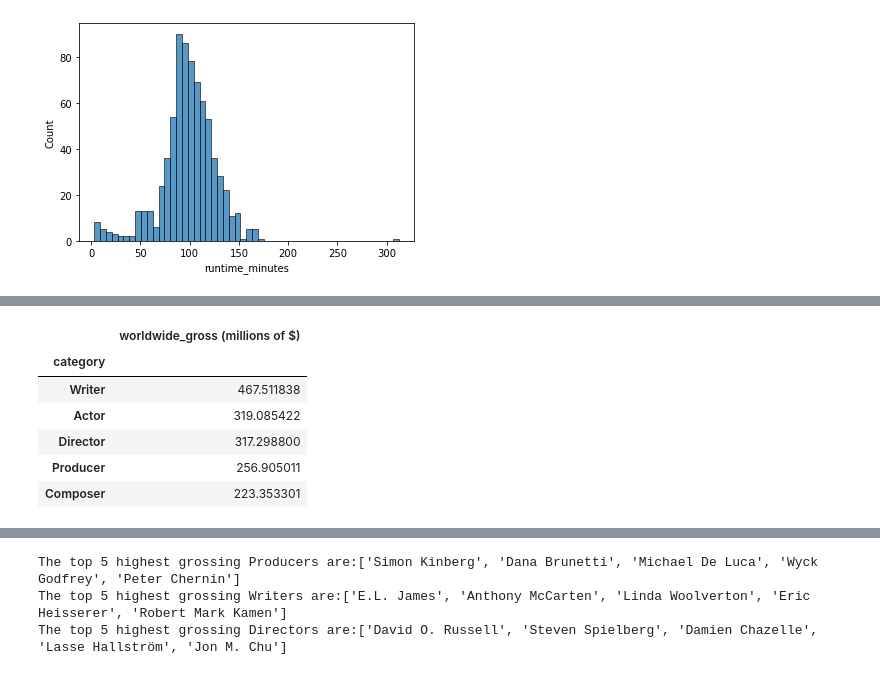
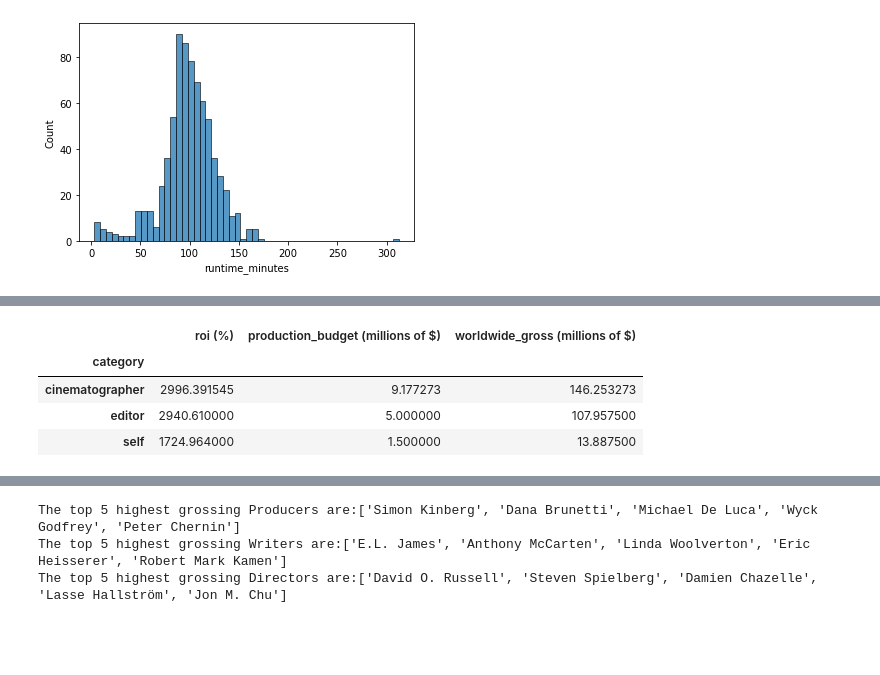
Before and after one commit to ckucewicz/movie_analysis_project, a Jupyter notebook: Notebook.ipynb, the cells around one changed output, grey strips where cells are left out. Saved outputs shown, nothing was run; the diff lists cells and outputs as text; code cells hidden in the pictures; blank space fills up the shorter version.

```diff
--- a/Notebook.ipynb
+++ b/Notebook.ipynb
@@ -782,11 +848,10 @@ pd.merge(film_people_no_dups, movie_basics_clean, how = 'inner', on = 'movie_id'
-# %%
-# joining film_people_no_dups and movie_basics_clean
-
-film_people_with_movies = pd.merge(film_people_no_dups, movie_basics_clean, how = 'inner', on = 'movie_id')
 # %%
 # Dropping job and character columns
 
-film_people_with_movies.drop('runtime_minutes', axis=1, inplace=True)
+film_people_with_movies.drop('runtime_minutes',
+                             axis=1,
+                             inplace=True
+                            )
 # %%
 film_people_with_movies.head()
 # %% [output]
@@ -849,7 +914,10 @@ dtypes: int64(1), object(7)
 memory usage: 30.8+ MB
 # %%
 # list of movies in the top 25% of roi
-top_25_percent_roi = list(budgets_no_outliers[budgets_no_outliers['roi (%)'] > budgets_no_outliers['roi (%)'].quantile(.75)].sort_values(by = ['roi (%)'], ascending = False)['movie'])
+top_25_percent_roi = list(budgets_no_outliers[budgets_no_outliers['roi (%)']
+                                              > budgets_no_outliers['roi (%)'].quantile(.75)].sort_values(
+                                                by = ['roi (%)'], ascending = False)['movie']
+                         )
 # %%
 # filtering movie_basics_clean to only include movies in the top 25% of roi
 
@@ -921,7 +989,12 @@ memory usage: 75.9+ KB
 # %%
 # joining top_roi_film_people and budgets
 
-top_people_budgets = pd.merge(top_roi_people, budgets, how = 'inner', left_on = 'primary_title', right_on = 'movie')
+top_people_budgets = pd.merge(top_roi_people,
+                              budgets,
+                              how = 'inner',
+                              left_on = 'primary_title',
+                              right_on = 'movie'
+                             )
 top_people_budgets.head()
 # %% [output]
 |  | person_id | primary_name | movie_id | category | primary_title | start_year | genres | genres_list | ... |
@@ -1159,10 +1331,12 @@ top_people_budgets.sort_values('worldwide_gross (millions of $)', ascending = Fa
 # %%
-top_people_budgets.groupby(['category']).mean()[['worldwide_gross (millions of $)']].sort_values('worldwide_gross (millions of $)', ascending = False)
+roi_categories = top_people_budgets.groupby(['category']).mean()[['roi (%)', 'production_budget (millions of $)', 'worldwide_gross (millions of $)']].sort_values('roi (%)',
+                                                                                                                                                        ascending = False
+                                                                                                                                                        )
+top_3_roi_categories = roi_categories.head(3)
+top_3_roi_categories
 # %% [output]
-|  | worldwide_gross (millions of $) |
-| category |  |
-| Writer | 467.511838 |
-| Actor | 319.085422 |
-| Director | 317.298800 |
-| Producer | 256.905011 |
-| Composer | 223.353301 |
+|  | roi (%) | production_budget (millions of $) | worldwide_gross (millions of $) |
+| category |  |  |  |
+| cinematographer | 2996.391545 | 9.177273 | 146.253273 |
+| editor | 2940.610000 | 5.000000 | 107.957500 |
+| self | 1724.964000 | 1.500000 | 13.887500 |
```
Also changed, not shown: parts of 63 cells of this notebook.
